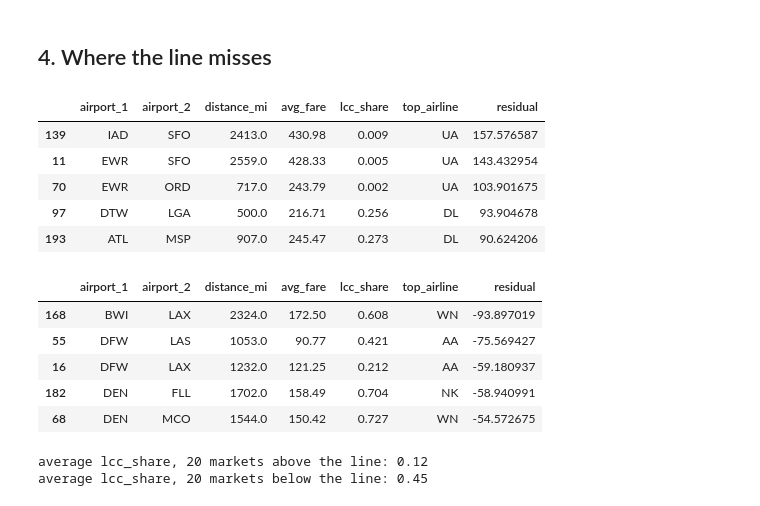
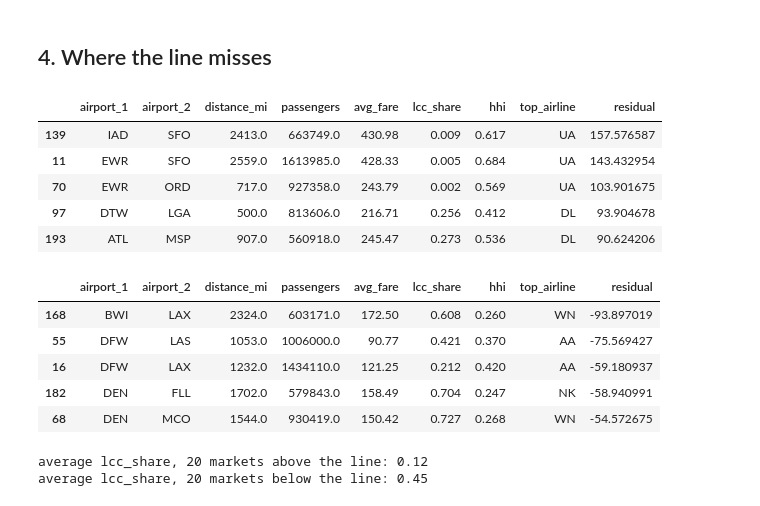
Before and after one commit to kjmobile/lb2, a Jupyter notebook: 1_LM_Linear_to_Polynomial_Airfares_all.ipynb, the cells around one changed output. Saved outputs shown, nothing was run; the diff lists cells and outputs as text; code cells hidden in the pictures.

Commit message:
Notebooks 1 and 11: show sorted tables whole; drop the cols lists, print, head(3)/tail(3) and round

```diff
--- a/1_LM_Linear_to_Polynomial_Airfares_all.ipynb
+++ b/1_LM_Linear_to_Polynomial_Airfares_all.ipynb
@@ -108,25 +108,23 @@ R2: 0.655
 ## 4. Where the line misses
 # %%
 routes['residual'] = routes['avg_fare'] - line.predict(X)
-cols = ['airport_1', 'airport_2', 'distance_mi', 'avg_fare', 'lcc_share', 'top_airline', 'residual']
-
-routes.sort_values('residual', ascending=False)[cols].head()     # fare higher than the line predicts
+routes.sort_values('residual', ascending=False).head()     # fare higher than the line predicts
 # %% [output]
-|  | airport_1 | airport_2 | distance_mi | avg_fare | lcc_share | top_airline | residual |
-| 139 | IAD | SFO | 2413.0 | 430.98 | 0.009 | UA | 157.576587 |
-| 11 | EWR | SFO | 2559.0 | 428.33 | 0.005 | UA | 143.432954 |
-| 70 | EWR | ORD | 717.0 | 243.79 | 0.002 | UA | 103.901675 |
-| 97 | DTW | LGA | 500.0 | 216.71 | 0.256 | DL | 93.904678 |
-| 193 | ATL | MSP | 907.0 | 245.47 | 0.273 | DL | 90.624206 |
+|  | airport_1 | airport_2 | distance_mi | passengers | avg_fare | lcc_share | hhi | top_airline | residual |
+| 139 | IAD | SFO | 2413.0 | 663749.0 | 430.98 | 0.009 | 0.617 | UA | 157.576587 |
+| 11 | EWR | SFO | 2559.0 | 1613985.0 | 428.33 | 0.005 | 0.684 | UA | 143.432954 |
+| 70 | EWR | ORD | 717.0 | 927358.0 | 243.79 | 0.002 | 0.569 | UA | 103.901675 |
+| 97 | DTW | LGA | 500.0 | 813606.0 | 216.71 | 0.256 | 0.412 | DL | 93.904678 |
+| 193 | ATL | MSP | 907.0 | 560918.0 | 245.47 | 0.273 | 0.536 | DL | 90.624206 |
 # %%
-routes.sort_values('residual')[cols].head()                      # fare lower than the line predicts
+routes.sort_values('residual').head()                      # fare lower than the line predicts
 # %% [output]
-|  | airport_1 | airport_2 | distance_mi | avg_fare | lcc_share | top_airline | residual |
-| 168 | BWI | LAX | 2324.0 | 172.50 | 0.608 | WN | -93.897019 |
-| 55 | DFW | LAS | 1053.0 | 90.77 | 0.421 | AA | -75.569427 |
-| 16 | DFW | LAX | 1232.0 | 121.25 | 0.212 | AA | -59.180937 |
-| 182 | DEN | FLL | 1702.0 | 158.49 | 0.704 | NK | -58.940991 |
-| 68 | DEN | MCO | 1544.0 | 150.42 | 0.727 | WN | -54.572675 |
+|  | airport_1 | airport_2 | distance_mi | passengers | avg_fare | lcc_share | hhi | top_airline | residual |
+| 168 | BWI | LAX | 2324.0 | 603171.0 | 172.50 | 0.608 | 0.260 | WN | -93.897019 |
+| 55 | DFW | LAS | 1053.0 | 1006000.0 | 90.77 | 0.421 | 0.370 | AA | -75.569427 |
+| 16 | DFW | LAX | 1232.0 | 1434110.0 | 121.25 | 0.212 | 0.420 | AA | -59.180937 |
+| 182 | DEN | FLL | 1702.0 | 579843.0 | 158.49 | 0.704 | 0.247 | NK | -58.940991 |
+| 68 | DEN | MCO | 1544.0 | 930419.0 | 150.42 | 0.727 | 0.268 | WN | -54.572675 |
 # %%
 above = routes.sort_values('residual', ascending=False).head(20)
 below = routes.sort_values('residual').head(20)
```
Also changed, not shown: 3 other files.
